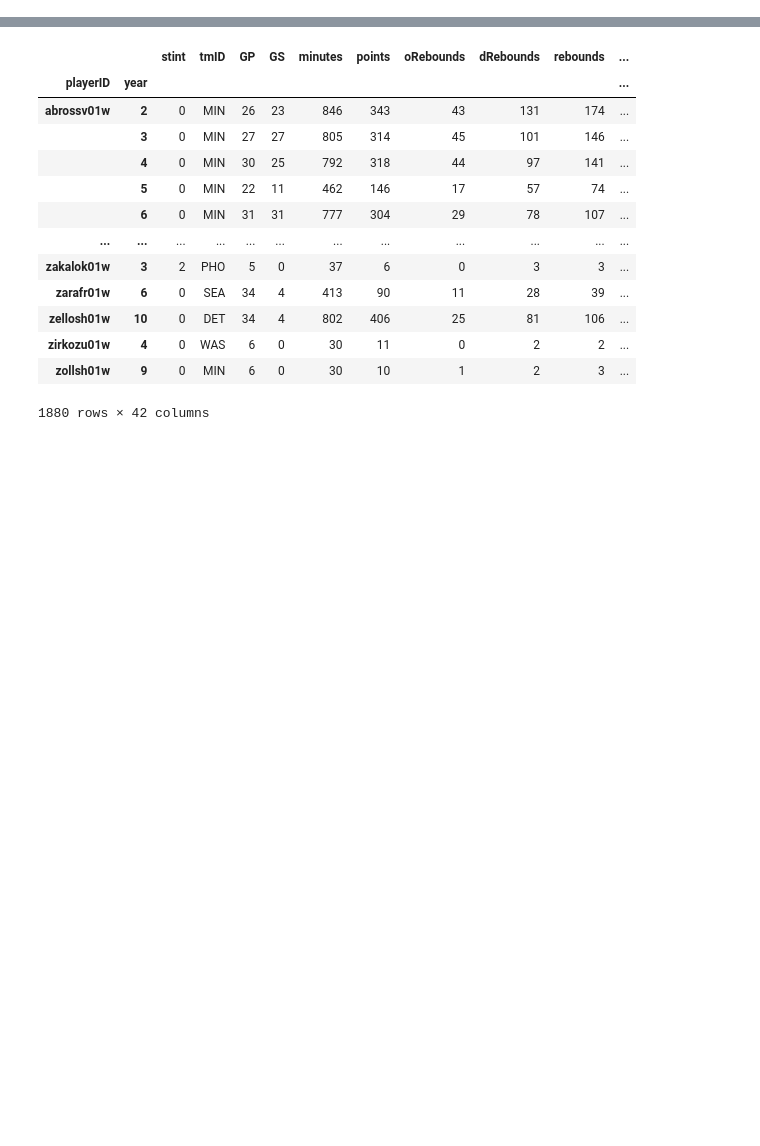
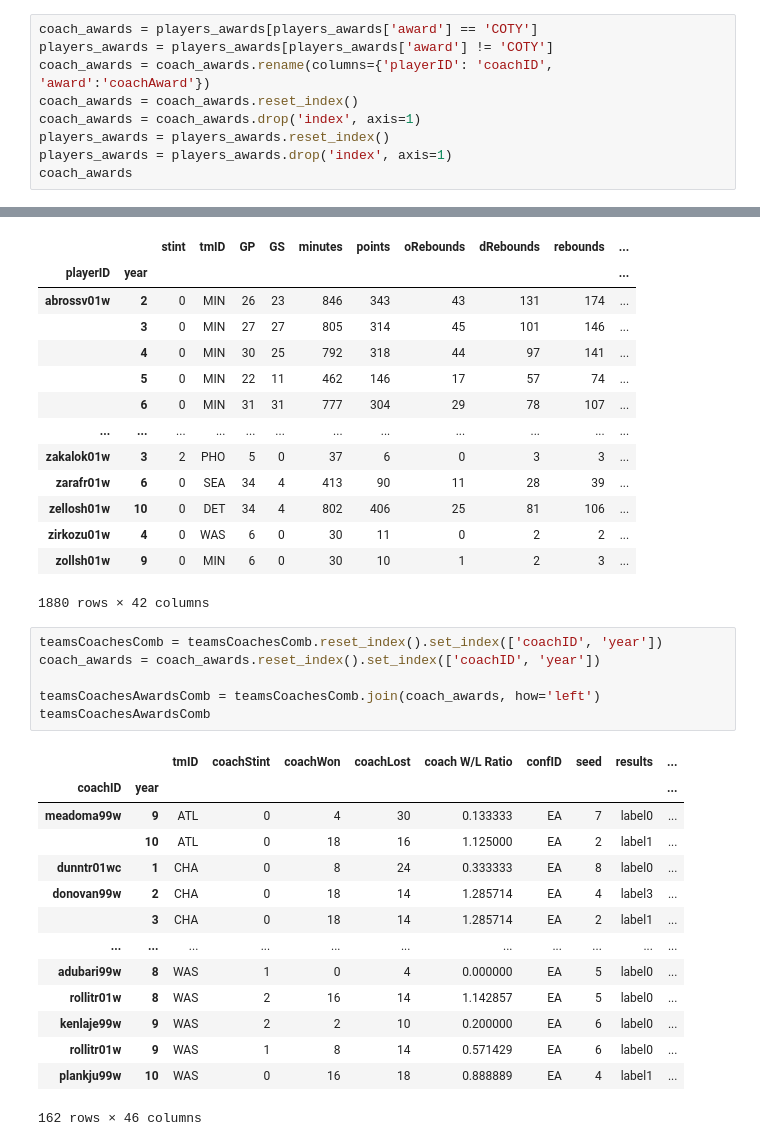
Before and after one commit to 13luiscabral13/AC, a Jupyter notebook: dataJoins.ipynb, the cells around one changed output, grey strips where cells are left out. Drawn from its saved outputs; the diff is of its cells as text; blank space fills up the shorter version.

```diff
--- a/dataJoins.ipynb
+++ b/dataJoins.ipynb
@@ -36,3 +36,12 @@ players_awards
 | 93 | tauradi01w | WADTHM | 7 |
 | 94 | weathte01w | WADTHM | 7 |
 95 rows × 3 columns
+# %%
+coach_awards = players_awards[players_awards['award'] == 'COTY']
+players_awards = players_awards[players_awards['award'] != 'COTY']
+coach_awards = coach_awards.rename(columns={'playerID': 'coachID', 'award':'coachAward'})
+coach_awards = coach_awards.reset_index()
+coach_awards = coach_awards.drop('index', axis=1)
+players_awards = players_awards.reset_index()
+players_awards = players_awards.drop('index', axis=1)
+coach_awards
@@ -156,4 +193,25 @@ playersTeamsAwardsComb
 | zirkozu01w | 4 | 0 | WAS | 6 | 0 | 30 | 11 | 0 | 2 | 2 | ... |
 | zollsh01w | 9 | 0 | MIN | 6 | 0 | 30 | 10 | 1 | 2 | 3 | ... |
 1880 rows × 42 columns
+# %%
+teamsCoachesComb = teamsCoachesComb.reset_index().set_index(['coachID', 'year'])
+coach_awards = coach_awards.reset_index().set_index(['coachID', 'year'])
+
+teamsCoachesAwardsComb = teamsCoachesComb.join(coach_awards, how='left')
+teamsCoachesAwardsComb
+# %% [output]
+|  |  | tmID | coachStint | coachWon | coachLost | coach W/L Ratio | confID | seed | results | ... |
+| coachID | year |  |  |  |  |  |  |  |  | ... |
+| meadoma99w | 9 | ATL | 0 | 4 | 30 | 0.133333 | EA | 7 | label0 | ... |
+|  | 10 | ATL | 0 | 18 | 16 | 1.125000 | EA | 2 | label1 | ... |
+| dunntr01wc | 1 | CHA | 0 | 8 | 24 | 0.333333 | EA | 8 | label0 | ... |
+| donovan99w | 2 | CHA | 0 | 18 | 14 | 1.285714 | EA | 4 | label3 | ... |
+|  | 3 | CHA | 0 | 18 | 14 | 1.285714 | EA | 2 | label1 | ... |
+| ... | ... | ... | ... | ... | ... | ... | ... | ... | ... | ... |
+| adubari99w | 8 | WAS | 1 | 0 | 4 | 0.000000 | EA | 5 | label0 | ... |
+| rollitr01w | 8 | WAS | 2 | 16 | 14 | 1.142857 | EA | 5 | label0 | ... |
+| kenlaje99w | 9 | WAS | 2 | 2 | 10 | 0.200000 | EA | 6 | label0 | ... |
+| rollitr01w | 9 | WAS | 1 | 8 | 14 | 0.571429 | EA | 6 | label0 | ... |
+| plankju99w | 10 | WAS | 0 | 16 | 18 | 0.888889 | EA | 4 | label1 | ... |
+162 rows × 46 columns
 # %%
```
Also changed, not shown: parts of 4 cells of this notebook, 1 other file.
